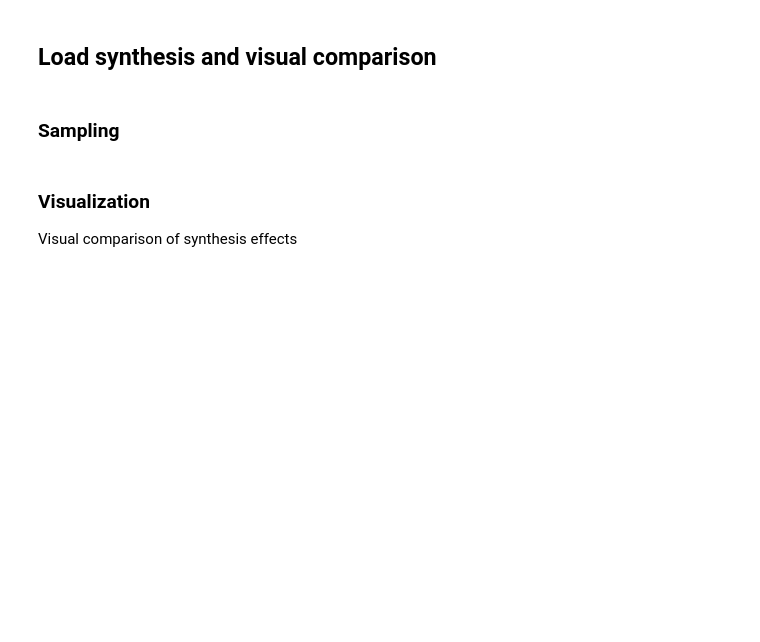
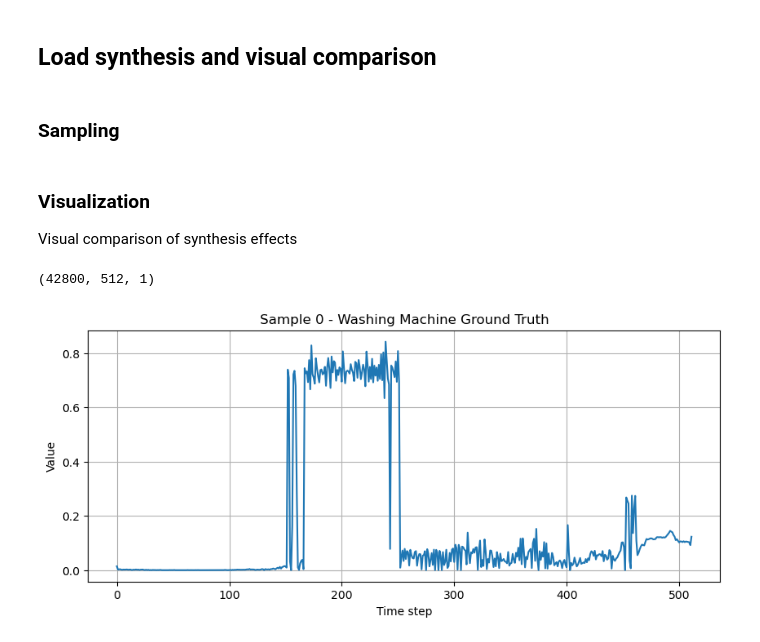
Before and after one commit to rtie2002/DiffusionModel_NILM, a Jupyter notebook: LoadSynthesisExample.ipynb, the cells around one changed output. Drawn from its saved outputs; the diff is of its cells as text; code cells hidden in the pictures; blank space fills up the shorter version.

```diff
--- a/LoadSynthesisExample.ipynb
+++ b/LoadSynthesisExample.ipynb
@@ -103,3 +107,26 @@ fake_data.flatten()
 flattened_data=arr1
 df = pd.DataFrame(flattened_data, columns=['power'])
 df.to_csv(f'generatedData/MinMaxgenerate{applianceName}.csv', index=False)
+# %%
+import numpy as np
+import matplotlib.pyplot as plt
+
+file_path = r"C:\Users\Raymond Tie\Desktop\DiffusionModel_NILM\OUTPUT\washingmachine_512\ddpm_fake_washingmachine_512.npy"
+
+# ← YOU'RE MISSING THIS LINE:
+data = np.load(file_path)
+
+print(data.shape)   # (95904, 512, 1)
+
+sample = data[0].squeeze()   # → shape becomes (512,)
+
+plt.figure(figsize=(10,4))
+plt.plot(sample)
+plt.title("Sample 0 - Washing Machine Ground Truth")  # Also fixed the title
+plt.xlabel("Time step")
+plt.ylabel("Value")
+plt.grid(True)
+plt.show()
+# %% [output]
+(42800, 512, 1)
+[figure, added]
```
Also changed, not shown: parts of 3 cells of this notebook, 15 other files.
